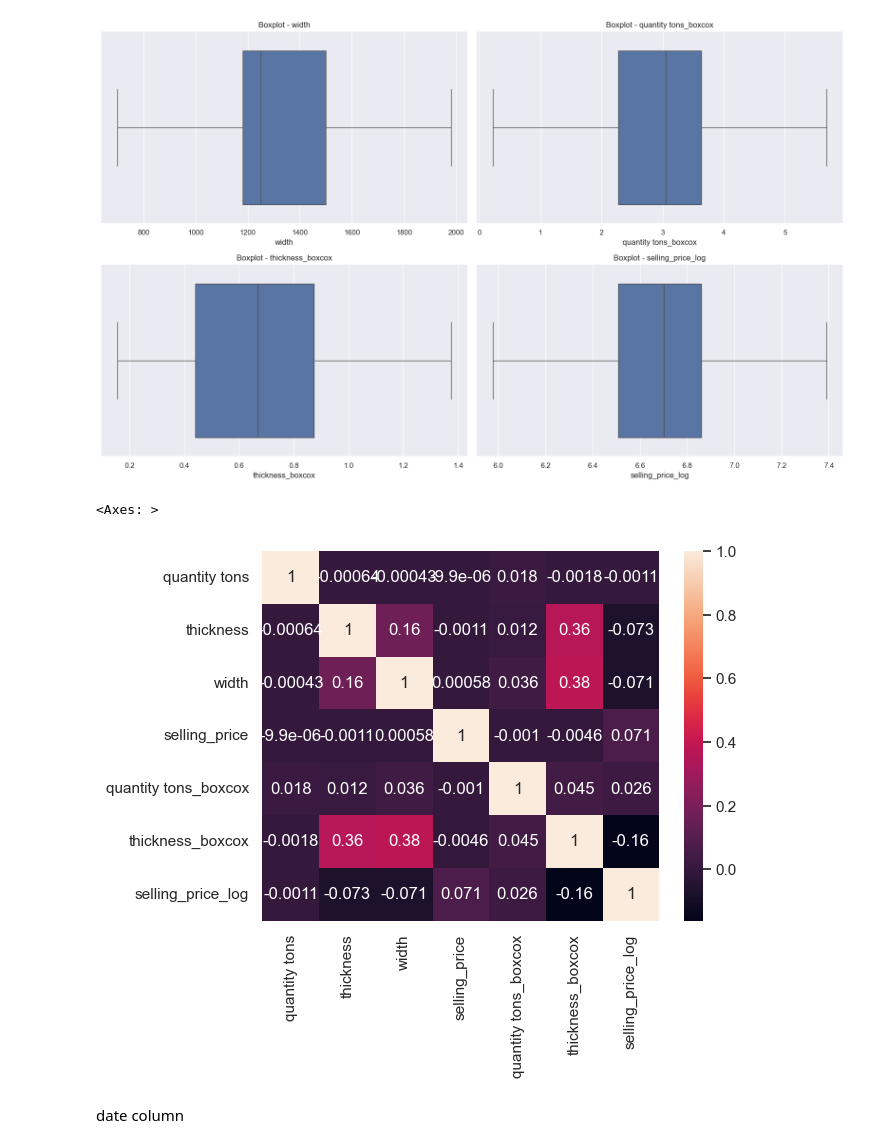
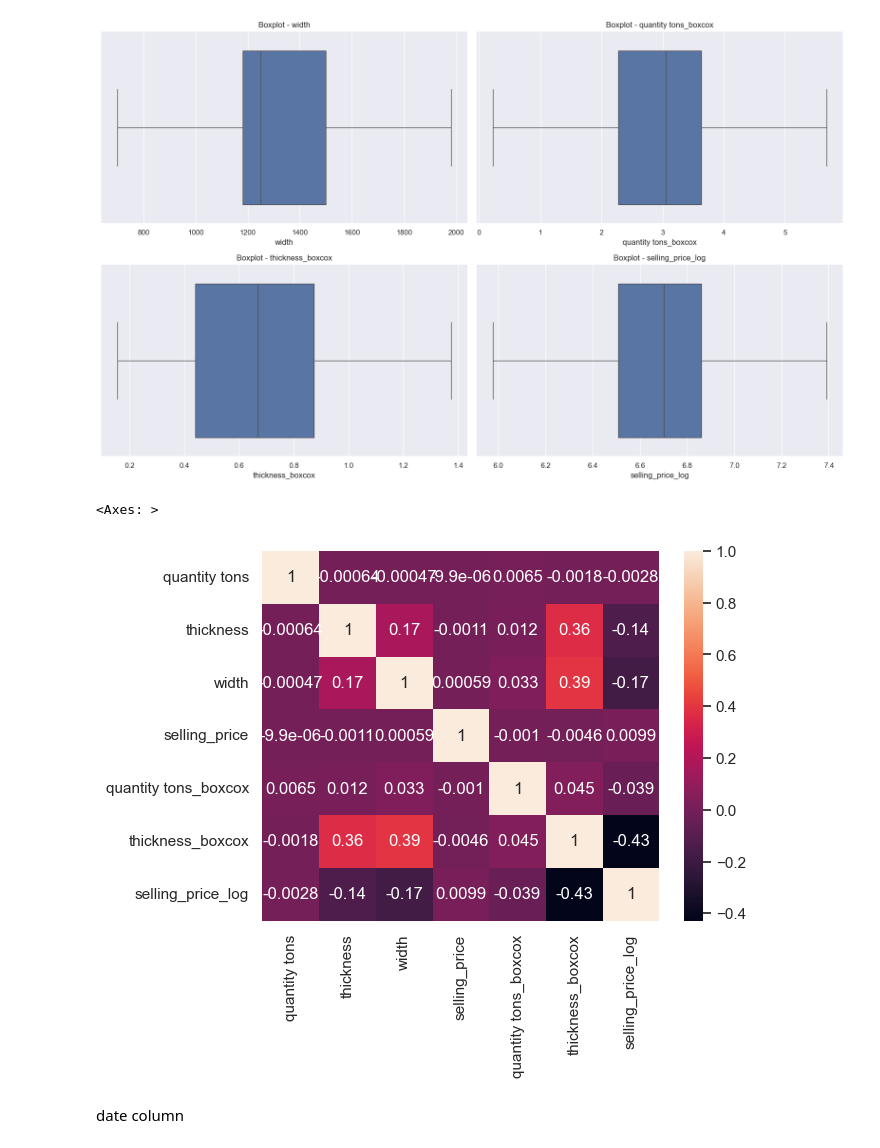
Before and after one commit to Prakash-Kani/Industrial-Copper-Modeling, a Jupyter notebook: Industrial_Dataset_EDA.ipynb, the cells around one changed output. Saved outputs shown, nothing was run; the diff lists cells and outputs as text; code cells hidden in the pictures.

```diff
--- a/Industrial_Dataset_EDA.ipynb
+++ b/Industrial_Dataset_EDA.ipynb
@@ -225,6 +225,5 @@ copper_data['selling_price'] =copper_data['selling_price'].astype(float)
 copper_data['selling_price'] = np.where(copper_data['selling_price'] < 0 , np.nan, copper_data['selling_price'])
 # %%
 # identifying the categorical and numerical columns
-numeric_columns = ['quantity tons', 'width', 'thickness', 'selling_price']
-category_columns =['item_date', 'delivery date', 'customer', 'country', 'status', 'item type', 'application', 'product_ref']
-print
+numerical_columns = ['quantity tons', 'width', 'thickness', 'selling_price']
+categorical_columns =['item_date', 'delivery date', 'customer', 'country', 'status', 'item type', 'application', 'product_ref']
@@ -258,10 +244,14 @@ delivery date     3
 selling_price     6
 dtype: int64
 # %%
-# Fill missing values in each column with the mode
+# Fill missing values in categorical column with the mode
 
-for col in copper_data.columns:
+for col in categorical_columns:
     copper_data[col].fillna(copper_data[col].mode()[0], inplace = True)
+
+# Fill missing values in numerical column with the median
+for col in numerical_columns:
+    copper_data[col].fillna(copper_data[col].median(), inplace = True)
 copper_data.isna().sum()
 # %% [output]
 item_date        0
@@ -643,10 +622,10 @@ outlier_quantile(copper_data, *column_name)
 [figure]
 # %%
 column_name = ['quantity tons', 'thickness', 'width', 'selling_price', 'quantity tons_boxcox', 'thickness_boxcox', 'selling_price_log']
-sns.heatmap(df[column_name].corr(), annot= True)
+sns.heatmap(copper_data[column_name].corr(), annot= True)
 # %% [output]
 <Axes: >
-[figure, old version]
+[figure, new version]
 # %% [markdown]
 date column
 # %%
```
Also changed, not shown: parts of 23 cells of this notebook.
